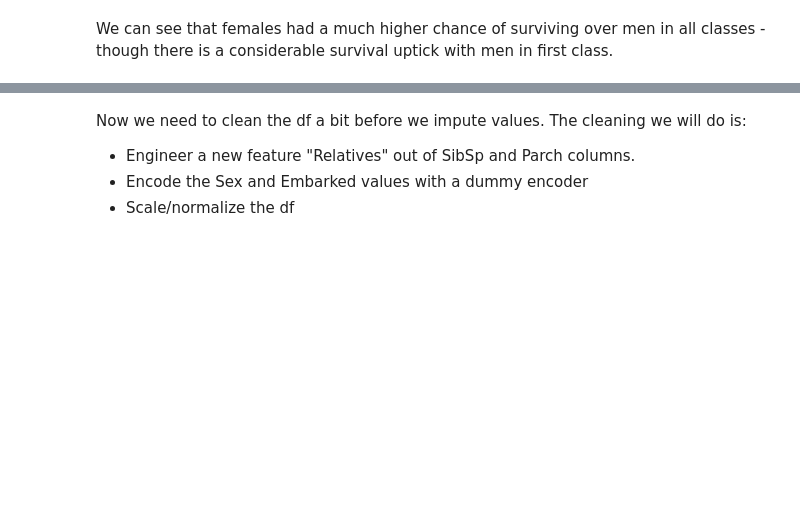
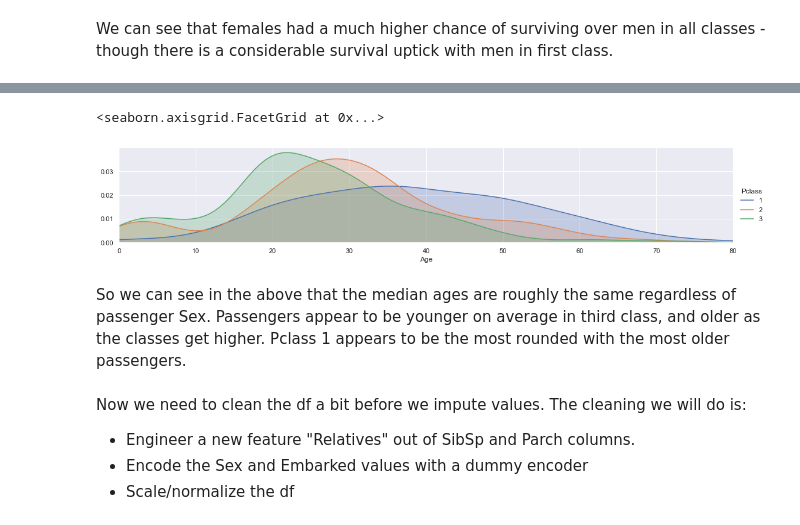
Before and after one commit to kevinodata/titanic, a Jupyter notebook: titanic_classifier.ipynb, the cells around one changed output, grey strips where cells are left out. Drawn from its saved outputs; the diff is of its cells as text; code cells hidden in the pictures; blank space fills up the shorter version.

```diff
--- a/titanic_classifier.ipynb
+++ b/titanic_classifier.ipynb
@@ -120,3 +133,13 @@ The above shows that the chance of survival seemed to decrease in men as they go
+# %%
+plot = sns.FacetGrid(raw_train, hue='Pclass', aspect=5, legend_out=True)
+plot.map(sns.kdeplot, 'Age', shade=True)
+plot.set(xlim=(0, raw_train.Age.max()))
+plot.add_legend()
+# %% [output]
+<seaborn.axisgrid.FacetGrid at 0x...>
+[figure, added]
+# %% [markdown]
+So we can see in the above that the median ages are roughly the same regardless of passenger Sex. Passengers appear to be younger on average in third class, and older as the classes get higher. Pclass 1 appears to be the most rounded with the most older passengers.
 # %%
 # We'll drop these three columns because we can obtain the same/better feature
 # information with the other columns
```
Also changed, not shown: parts of 17 cells of this notebook.
